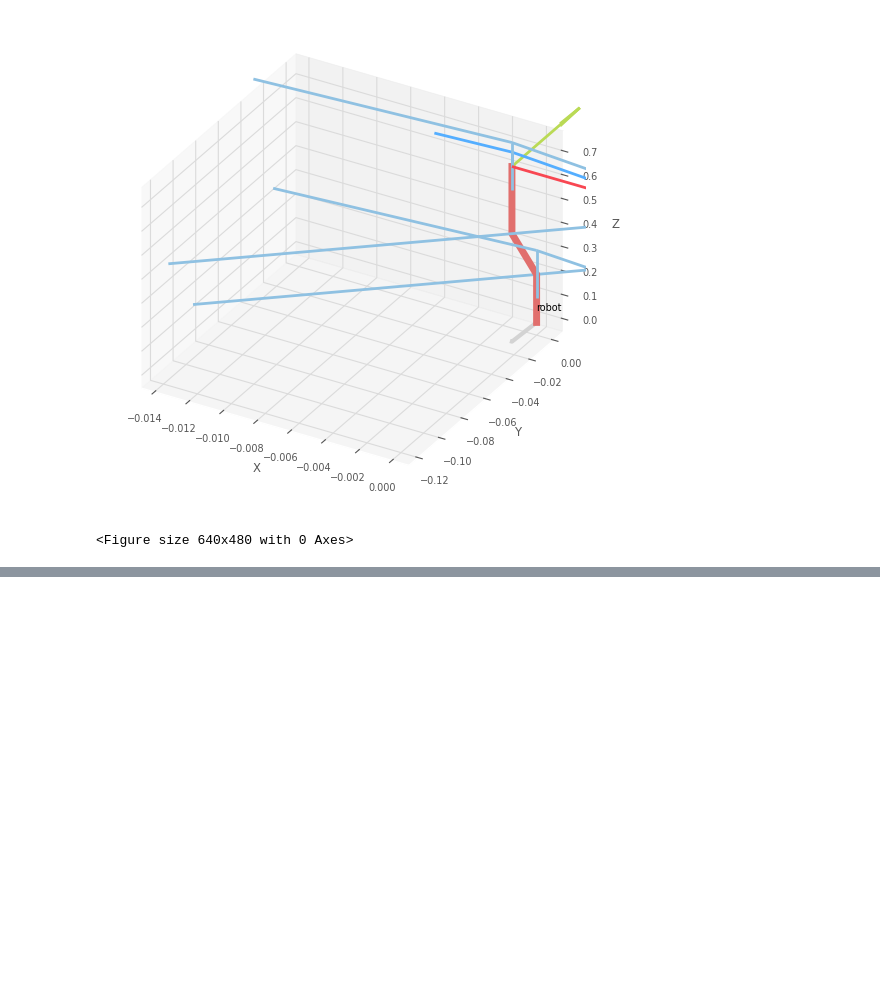
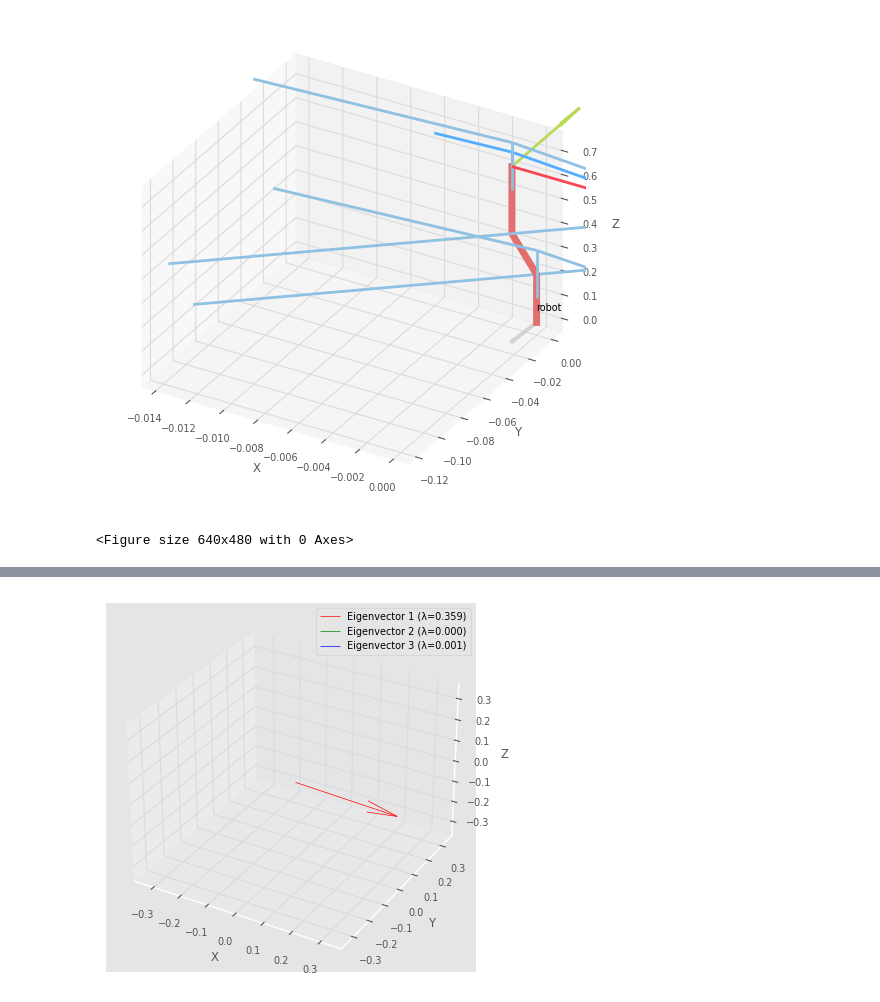
Before and after one commit to ChayaninNapia/FUN4_6509, a Jupyter notebook: src/example_description/scripts/robot_toolbox.ipynb, the cells around one changed output, grey strips where cells are left out. Saved outputs shown, nothing was run; the diff lists cells and outputs as text; code cells hidden in the pictures; blank space fills up the shorter version.

```diff
--- a/src/example_description/scripts/robot_toolbox.ipynb
+++ b/src/example_description/scripts/robot_toolbox.ipynb
@@ -132,7 +132,8 @@ Verification :
 import roboticstoolbox as rtb
 import numpy as np
 from math import pi
-
+from numpy.linalg import det
+from numpy.linalg import eig
 # Define your robot
 robot = rtb.DHRobot(
     [
@@ -144,41 +145,88 @@ robot = rtb.DHRobot(
     name="robot"
 )
 
-# Define joint angles (configuration) of the robot (assuming 4 DOF)
-q = [0, 0, 0, 0]  # Replace these with the desired joint angles
+np.set_printoptions(precision=6, suppress=True)
 
-# Calculate the Jacobian at the current joint angles
+q = [0, 0, 0.1, 0]
+
 J = robot.jacob0(q)
+J_reduced = J[0:3, 0:-1]
 
-# Define a small change in joint space (Delta q)
-# This can be a small step in each joint. For example:
 delta_q = np.array([0.0, 0, 0, 0])
 
-# Compute the change in task space (Delta x)
-# Delta x = J * Delta q
 delta_x = J @ delta_q
 
-# Display the change in task space
-print("Change in Task Space (Delta x):")
-print(delta_x)
-
-# Forward kinematics before and after applying delta_q
-# Initial task space (end-effector pose)
 initial_task_space = robot.fkine(q)
-
-# Apply the joint changes to compute the new joint angles
 new_q = q + delta_q
-
-# New task space (end-effector pose) after delta_q
 new_task_space = robot.fkine(new_q)
 
-print("\nInitial Task Space (End-Effector Pose):")
-print(initial_task_space)
+J_inv = np.linalg.inv(J_reduced)
+desired_velocities = np.array([0.1, 0.2, 0.0])
 
-print("\nNew Task Space (End-Effector Pose) After Applying Delta q:")
-print(new_task_space)
+joint_velocities = J_inv @ desired_velocities
+# print("\nInitial Task Space (End-Effector Pose):")
+# print(initial_task_space)
+
+# print("\nNew Task Space (End-Effector Pose) After Applying Delta q:")
+# print(new_task_space)
 
 
+print("Joint Velocities:")
+print(joint_velocities)
 
-print(J)
+manipulability = np.sqrt(det(J_reduced @ J_reduced.T))
+print(f"Manipulability: {manipulability}")
+
+print(J_reduced,'\n')
+
+A = J_reduced @ J_reduced.T
+print(A,'\n')
+
+eigenvalues, eigenvectors = eig(A)
+
+# Print the eigenvalues and eigenvectors
+print("\nEigenvalues:")
+print(eigenvalues)
+
+print("\nEigenvectors:")
+print(eigenvectors)
+
+import matplotlib.pyplot as plt
+from mpl_toolkits.mplot3d import Axes3D
+
+# Plot the 3 eigenvectors in 3D space
+fig = plt.figure()
+ax = fig.add_subplot(111, projection='3d')
+
+# Extract eigenvectors (columns) and eigenvalues
+v1 = eigenvectors[:, 0] * eigenvalues[0]  # Scale by eigenvalue
+v2 = eigenvectors[:, 1] * eigenvalues[1]  # Scale by eigenvalue
+v3 = eigenvectors[:, 2] * eigenvalues[2]  # Scale by eigenvalue
+
+# Plot the eigenvectors, scaled by eigenvalues
+ax.quiver(0, 0, 0, v1[0], v1[1], v1[2], color='r', label=f'Eigenvector 1 (λ={eigenvalues[0]:.3f})')
+ax.quiver(0, 0, 0, v2[0], v2[1], v2[2], color='g', label=f'Eigenvector 2 (λ={eigenvalues[1]:.3f})')
+ax.quiver(0, 0, 0, v3[0], v3[1], v3[2], color='b', label=f'Eigenvector 3 (λ={eigenvalues[2]:.3f})')
+
+# Set labels
+ax.set_xlabel('X')
+ax.set_ylabel('Y')
+ax.set_zlabel('Z')
+
+# Dynamically set the plot limits based on the scaled eigenvectors
+all_vectors = np.array([v1, v2, v3])
+max_limit = np.max(all_vectors)
+min_limit = np.min(all_vectors)
+
+# Set plot limits based on the largest magnitude of the vectors
+limit = max(abs(max_limit), abs(min_limit))
+ax.set_xlim([-limit, limit])
+ax.set_ylim([-limit, limit])
+ax.set_zlim([-limit, limit])
+
+# Add a legend
+ax.legend()
+
+# Show the plot
+plt.show()
 # %% [output]
@@ -201,0 +252 @@ New Task Space (End-Effector Pose) After Applying Delta q:
+[figure, added]
```
Also changed, not shown: parts of 5 cells of this notebook.
